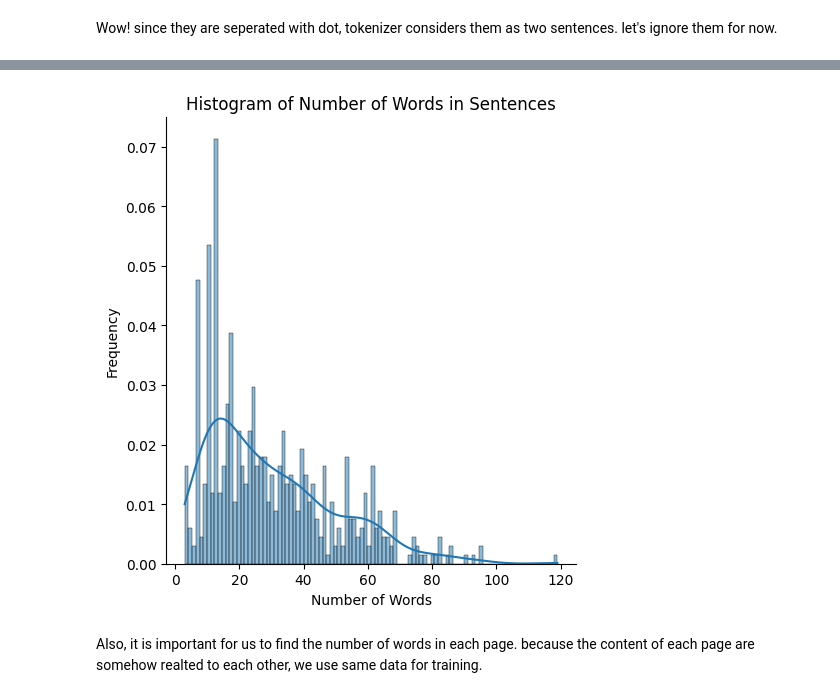
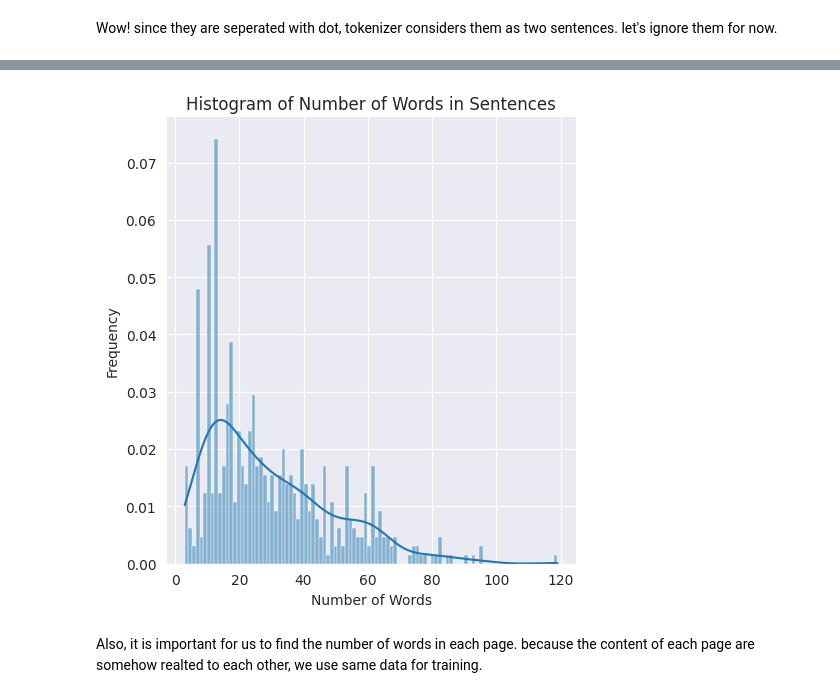
Before and after one commit to kkasra12/act_visualization, a Jupyter notebook: main.ipynb, the cells around one changed output, grey strips where cells are left out. Cells and saved outputs as stored; diff of their text form; code cells hidden in the pictures.

```diff
--- a/main.ipynb
+++ b/main.ipynb
@@ -7,5 +7,10 @@ from nltk.corpus import stopwords
 import seaborn as sns
 import matplotlib.pyplot as plt
 import PyPDF2
+import pandas as pd
+import seaborn as sns
+import re
+
+sns.set_style("darkgrid")
 # %%
 pages = []
@@ -271,9 +229,13 @@ np.unique(number_of_words_in_sentence, return_counts=True)
 # %%
-fig = sns.displot(number_of_words_in_sentence,  kde=True, stat="density", bins=100)
-fig.set(xlabel='Number of Words', ylabel='Frequency', title = 'Histogram of Number of Words in Sentences')
+fig = sns.displot(number_of_words_in_sentence, kde=True, stat="density", bins=100)
+fig.set(
+    xlabel="Number of Words",
+    ylabel="Frequency",
+    title="Histogram of Number of Words in Sentences",
+)
 plt.show()
 # %% [output]
-[figure, old version]
+[figure, new version]
 # %% [markdown]
 Also, it is important for us to find the number of words in each page.
 because the content of each page are somehow realted to each other, we use same data for training.
```
Also changed, not shown: parts of 55 cells of this notebook, 3 other files.
